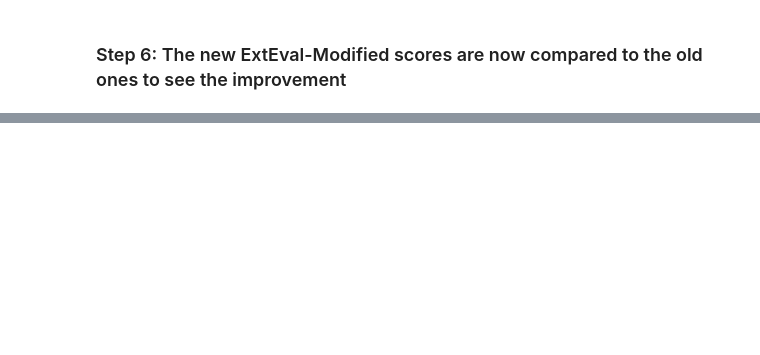
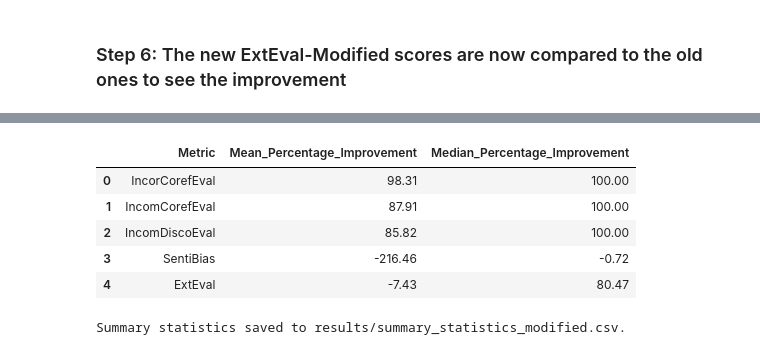
Before and after one commit to Murtl/exteval-corrector, a Jupyter notebook: exteval-modified-corrector-research.ipynb, the cells around one changed output, grey strips where cells are left out. Cells and saved outputs as stored; diff of their text form; code cells hidden in the pictures; blank space fills up the shorter version.

Commit message:
add all results of the research + extra information

```diff
--- a/exteval-modified-corrector-research.ipynb
+++ b/exteval-modified-corrector-research.ipynb
@@ -331,0 +426,32 @@ except subprocess.CalledProcessError as e:
+# %%
+data = df
+# Calculate overall mean improvements
+overall_mean_improvements = data.filter(like="_percentage_improvement").mean()
+
+# Calculate overall median improvements
+overall_median_improvements = data.filter(like="_percentage_improvement").median()
+
+# Combine results into a new DataFrame
+summary_stats = pd.DataFrame({
+    "Metric": overall_mean_improvements.index.str.replace("_percentage_improvement", ""),
+    "Mean_Percentage_Improvement": overall_mean_improvements.values,
+    "Median_Percentage_Improvement": overall_median_improvements.values
+})
+
+# Display the summary statistics
+summary_stats_display = summary_stats.round(2)
+display(summary_stats_display)
+
+# Save the summary as a CSV for further review
+summary_file = "results/summary_statistics_modified.csv"
+summary_stats.to_csv(summary_file, index=False)
+
+print(f"Summary statistics saved to {summary_file}.")
+# %% [output]
+|  | Metric | Mean_Percentage_Improvement | Median_Percentage_Improvement |
+| 0 | IncorCorefEval | 98.31 | 100.00 |
+| 1 | IncomCorefEval | 87.91 | 100.00 |
+| 2 | IncomDiscoEval | 85.82 | 100.00 |
+| 3 | SentiBias | -216.46 | -0.72 |
+| 4 | ExtEval | -7.43 | 80.47 |
+Summary statistics saved to results/summary_statistics_modified.csv.
```
Also changed, not shown: parts of 5 cells of this notebook, 21 other files.
